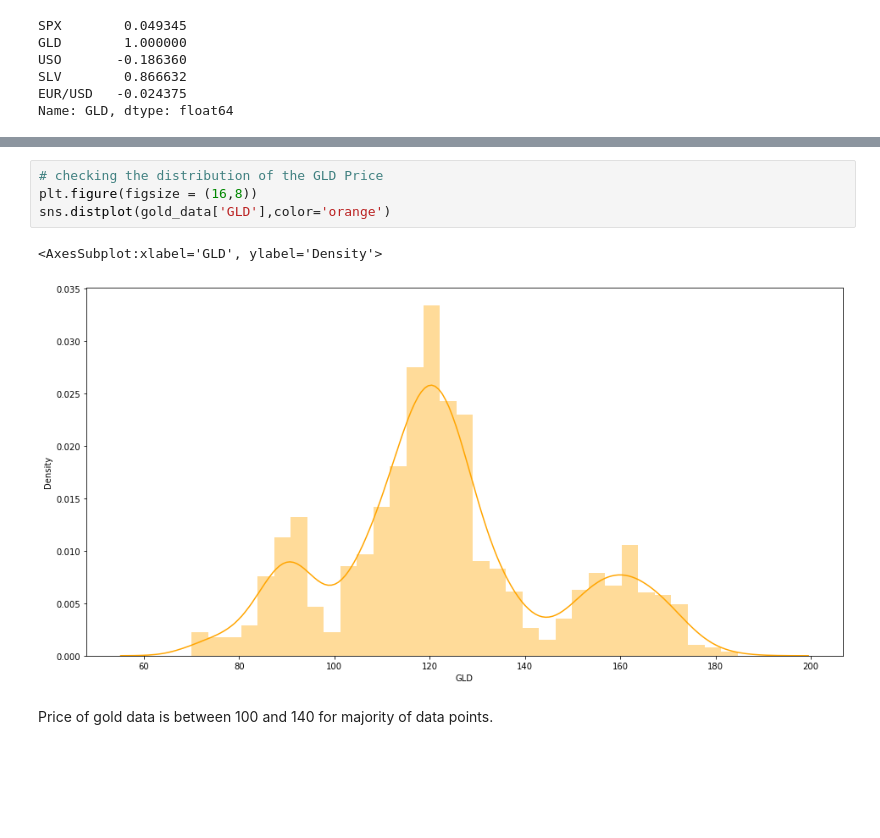
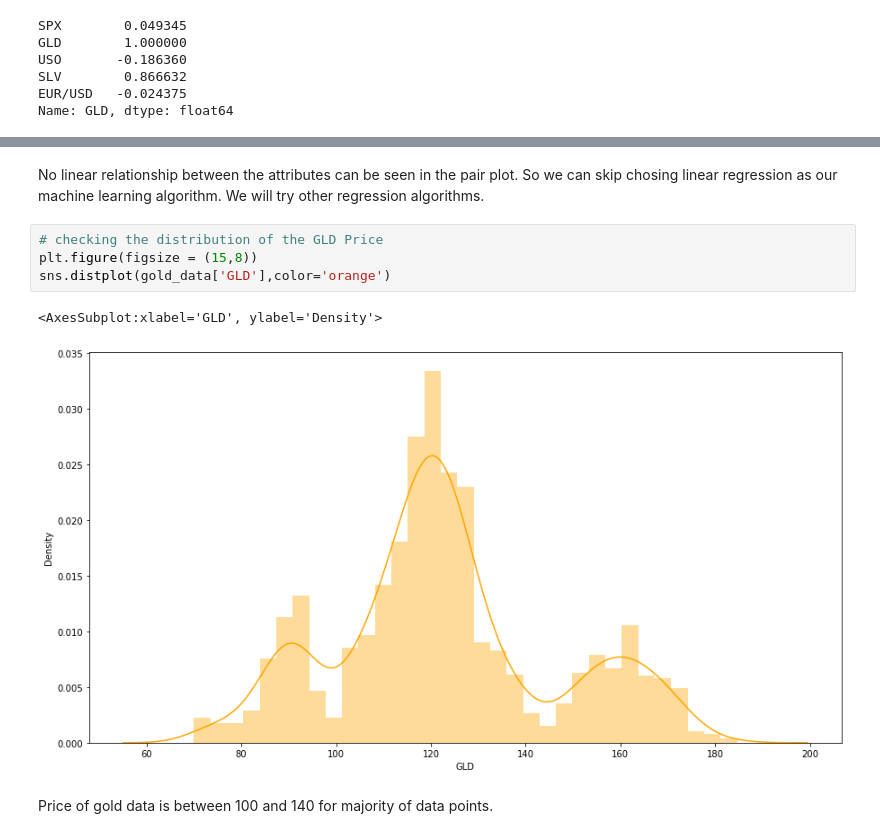
Before and after one commit to kuldeeplohani/Predicting-Gold-Price-ML-Model, a Jupyter notebook: Gold Price Prediction ML Model.ipynb, the cells around one changed output, grey strips where cells are left out. Cells and saved outputs as stored; diff of their text form; blank space fills up the shorter version.

```diff
--- a/Gold Price Prediction ML Model.ipynb
+++ b/Gold Price Prediction ML Model.ipynb
@@ -130,10 +137,12 @@ Name: GLD, dtype: float64
+# %% [markdown]
+No linear relationship between the attributes can be seen in the pair plot. So we can skip chosing linear regression as our machine learning algorithm. We will try other regression algorithms.
 # %%
 # checking the distribution of the GLD Price
-plt.figure(figsize = (16,8))
+plt.figure(figsize = (15,8))
 sns.distplot(gold_data['GLD'],color='orange')
 # %% [output]
 <AxesSubplot:xlabel='GLD', ylabel='Density'>
-[figure, old version]
+[figure, new version]
 # %% [markdown]
 Price of gold data is between 100 and 140 for majority of data points.
 # %% [markdown]
```
Also changed, not shown: parts of 9 cells of this notebook.
